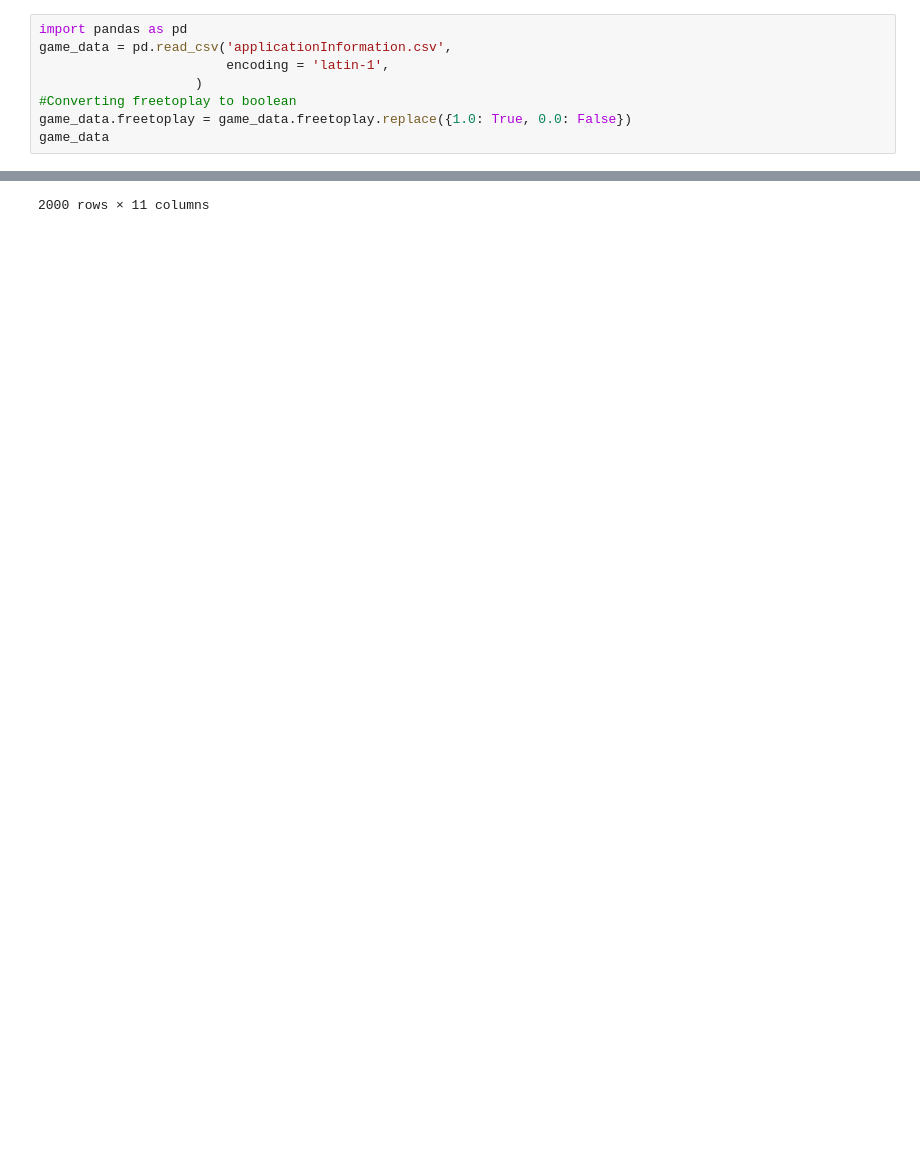
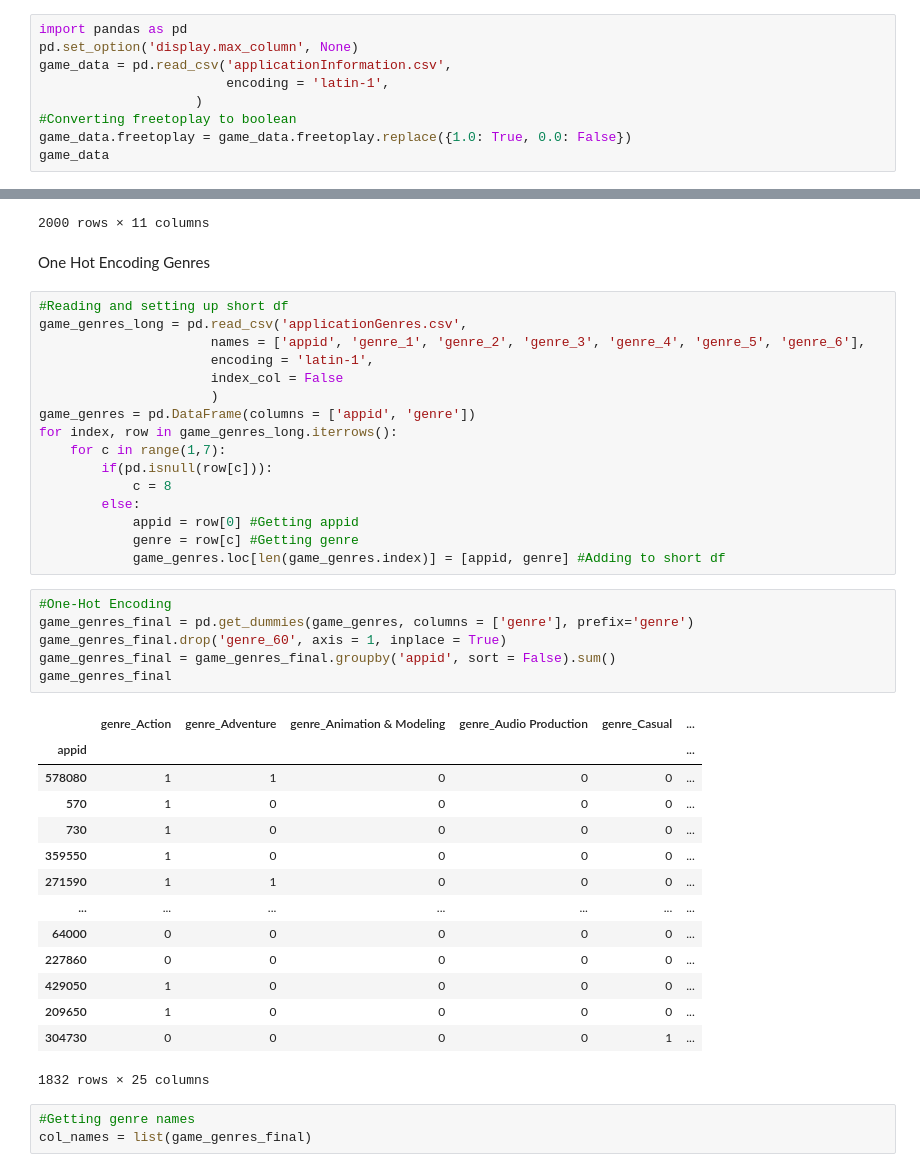
Before and after one commit to Jonhops1595/steam_machine_learning, a Jupyter notebook: Machine Learning Data Cleaning.ipynb, the cells around one changed output, grey strips where cells are left out. Drawn from its saved outputs; the diff is of its cells as text; blank space fills up the shorter version.

Commit message:
Added genres

```diff
--- a/Machine Learning Data Cleaning.ipynb
+++ b/Machine Learning Data Cleaning.ipynb
@@ -2,6 +2,7 @@
 Importing applicationInformation
 # %%
 import pandas as pd
+pd.set_option('display.max_column', None)
 game_data = pd.read_csv('applicationInformation.csv',
                         encoding = 'latin-1',
                     )
@@ -67,3 +68,45 @@ game_data
 | 1998 | 209650 | game | Call of Duty: Advanced Warfare | 3-Nov-14 | False | Sledgehammer Games | Raven Software | NaN | Activision | ... |
 | 1999 | 304730 | game | Train Fever | 4-Sep-14 | False | Urban Games | NaN | NaN | Good Shepherd Entertainment | ... |
 2000 rows × 11 columns
+# %% [markdown]
+One Hot Encoding Genres
+# %%
+#Reading and setting up short df
+game_genres_long = pd.read_csv('applicationGenres.csv',
+                      names = ['appid', 'genre_1', 'genre_2', 'genre_3', 'genre_4', 'genre_5', 'genre_6'],
+                      encoding = 'latin-1',
+                      index_col = False
+                      )
+game_genres = pd.DataFrame(columns = ['appid', 'genre'])
+for index, row in game_genres_long.iterrows():
+    for c in range(1,7):
+        if(pd.isnull(row[c])):
+            c = 8
+        else:
+            appid = row[0] #Getting appid
+            genre = row[c] #Getting genre
+            game_genres.loc[len(game_genres.index)] = [appid, genre] #Adding to short df
+# %%
+#One-Hot Encoding
+game_genres_final = pd.get_dummies(game_genres, columns = ['genre'], prefix='genre')
+game_genres_final.drop('genre_60', axis = 1, inplace = True)
+game_genres_final = game_genres_final.groupby('appid', sort = False).sum()
+game_genres_final
+# %% [output]
+|  | genre_Action | genre_Adventure | genre_Animation & Modeling | genre_Audio Production | genre_Casual | ... |
+| appid |  |  |  |  |  | ... |
+| 578080 | 1 | 1 | 0 | 0 | 0 | ... |
+| 570 | 1 | 0 | 0 | 0 | 0 | ... |
+| 730 | 1 | 0 | 0 | 0 | 0 | ... |
+| 359550 | 1 | 0 | 0 | 0 | 0 | ... |
+| 271590 | 1 | 1 | 0 | 0 | 0 | ... |
+| ... | ... | ... | ... | ... | ... | ... |
+| 64000 | 0 | 0 | 0 | 0 | 0 | ... |
+| 227860 | 0 | 0 | 0 | 0 | 0 | ... |
+| 429050 | 1 | 0 | 0 | 0 | 0 | ... |
+| 209650 | 1 | 0 | 0 | 0 | 0 | ... |
+| 304730 | 0 | 0 | 0 | 0 | 1 | ... |
+1832 rows × 25 columns
+# %%
+#Getting genre names
+col_names = list(game_genres_final)
```
Also changed, not shown: parts of 1 cell of this notebook.
